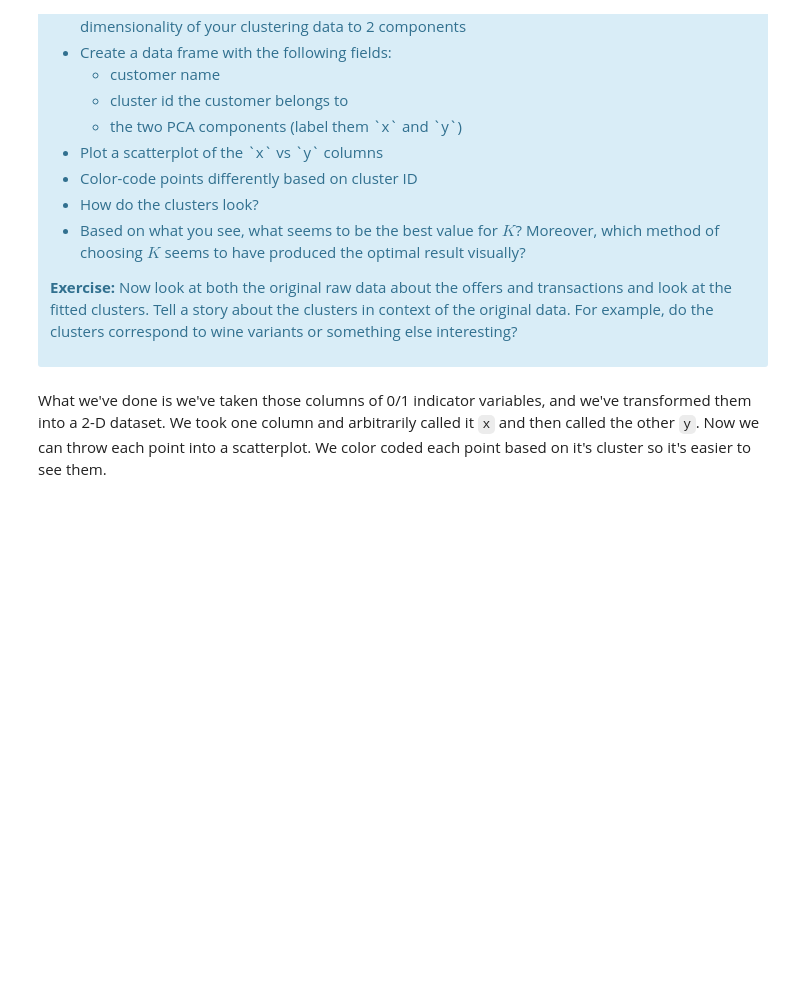
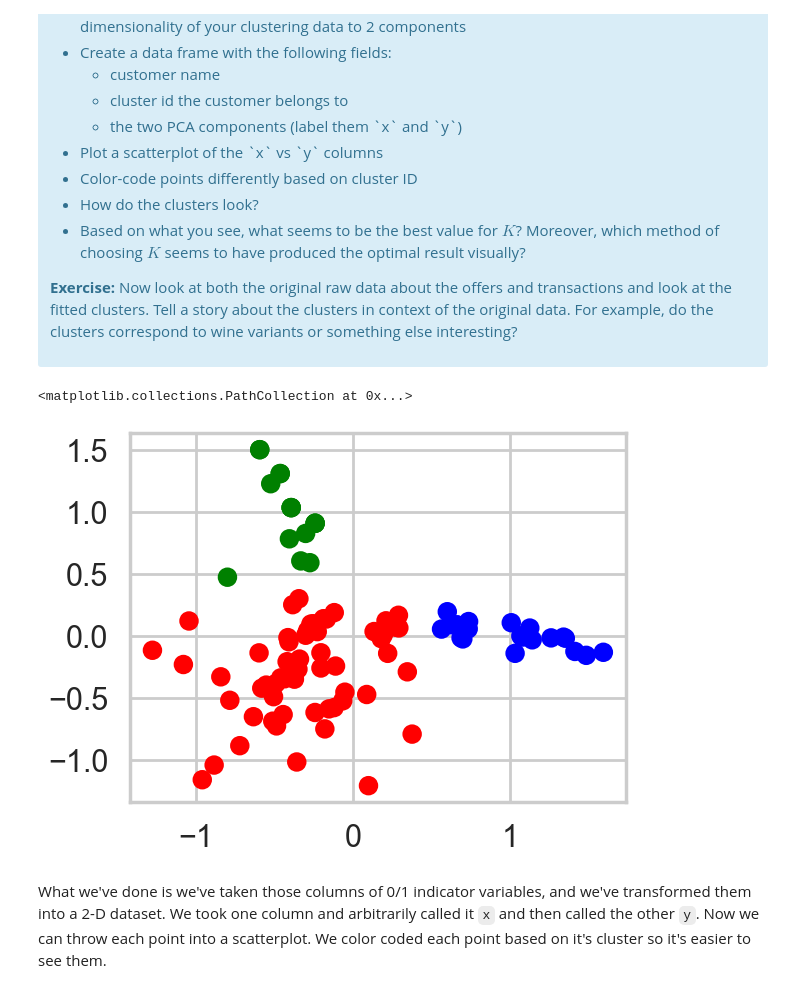
Before and after one commit to bowserd1/K-Means-Clustering, a Jupyter notebook: Clustering Case Study - Customer Segmentation with K-Means - Tier 3.ipynb, the cells around one changed output. Drawn from its saved outputs; the diff is of its cells as text; code cells hidden in the pictures; blank space fills up the shorter version.

```diff
--- a/Clustering Case Study - Customer Segmentation with K-Means - Tier 3.ipynb
+++ b/Clustering Case Study - Customer Segmentation with K-Means - Tier 3.ipynb
@@ -391,3 +389,16 @@ This is only one use of PCA for dimension reduction. We can also use PCA when we
+# %%
+import sklearn.decomposition
+import matplotlib.colors
+model = KMeans(n_clusters = 3,n_init=10)
+clusters = model.fit_predict(df_array)
+cmap = matplotlib.colors.ListedColormap(['red', 'green', 'blue'])
+
+pca = sklearn.decomposition.PCA(n_components=2)
+pc1, pc2 = zip(*pca.fit_transform(df_array))
+plt.scatter(pc1, pc2, c=clusters.tolist(), cmap=cmap)
+# %% [output]
+<matplotlib.collections.PathCollection at 0x...>
+[figure, added]
 # %% [markdown]
 What we've done is we've taken those columns of 0/1 indicator variables, and we've transformed them into a 2-D dataset. We took one column and arbitrarily called it `x` and then called the other `y`. Now we can throw each point into a scatterplot. We color coded each point based on it's cluster so it's easier to see them.
 # %% [markdown]
```
Also changed, not shown: parts of 8 cells of this notebook.
